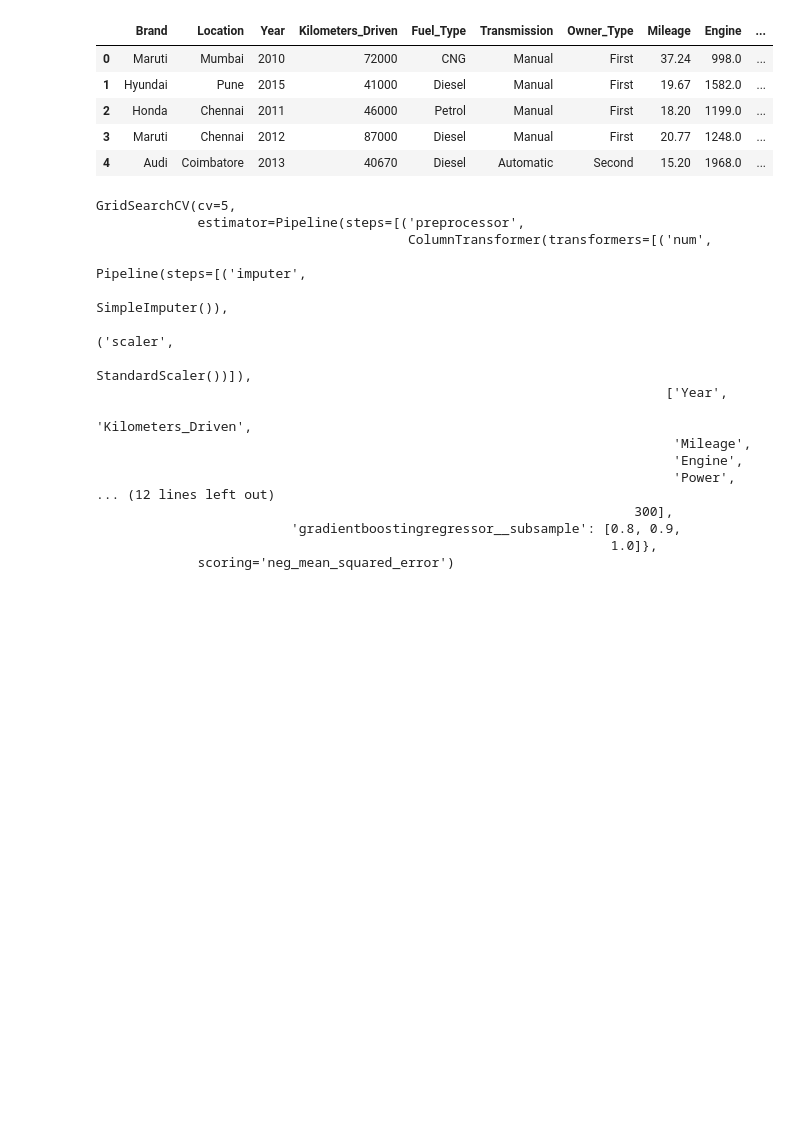
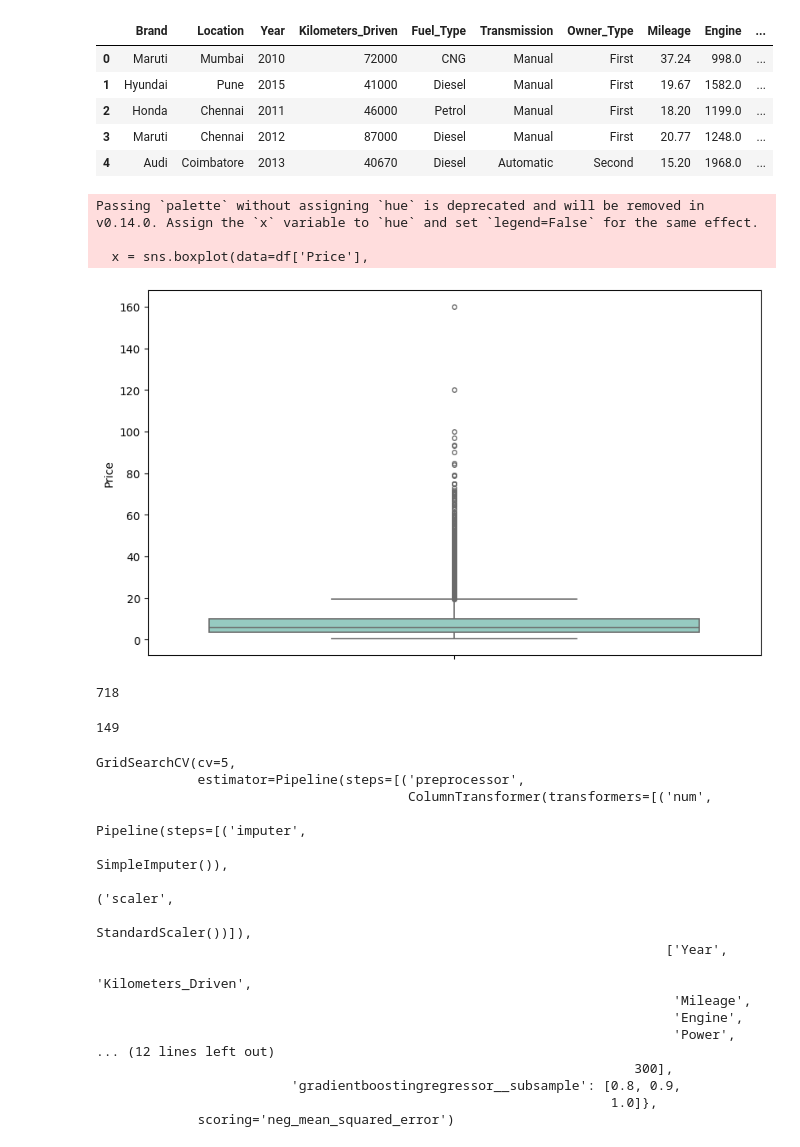
Before and after one commit to Kodascii/regression_automobile, a Jupyter notebook: nettoyage/GBR_model.ipynb, the cells around one changed output. Drawn from its saved outputs; the diff is of its cells as text; code cells hidden in the pictures; blank space fills up the shorter version.

Commit message:
meilleur model GBR

```diff
--- a/nettoyage/GBR_model.ipynb
+++ b/nettoyage/GBR_model.ipynb
@@ -3,9 +3,12 @@ import pandas as pd
 import numpy as np
 from csv_cleaner import clean_df
 
+# Chargement des données
 df = pd.read_csv('../res/train.csv')
+
+# Nettoyage des données
 df = clean_df(df, 100)
-df = df.drop(columns=['Model'])
+df = df.drop(columns=['Model', 'Seats'])
 df.head()
 # %% [output]
 |  | Brand | Location | Year | Kilometers_Driven | Fuel_Type | Transmission | Owner_Type | Mileage | Engine | ... |
@@ -14,4 +17,56 @@ df.head()
 | 2 | Honda | Chennai | 2011 | 46000 | Petrol | Manual | First | 18.20 | 1199.0 | ... |
 | 3 | Maruti | Chennai | 2012 | 87000 | Diesel | Manual | First | 20.77 | 1248.0 | ... |
 | 4 | Audi | Coimbatore | 2013 | 40670 | Diesel | Automatic | Second | 15.20 | 1968.0 | ... |
+# %%
+# Création d'une boite à moustache pour supprimer les valeurs abérantes
+import matplotlib.pyplot as plt
+import seaborn as sns
+
+colonne = ['Kilometers_Driven', 'Mileage', 'Engine', 'Power', 'Seats', 'Price']
+
+fig, ax = plt.subplots(figsize=(10, 6))
+
+x = sns.boxplot(data=df['Price'],
+                       palette='Set3',
+                       linewidth=1.2,
+                       fliersize=2,
+                       flierprops=dict(marker='o', markersize=4))
+# %% [output]
+Passing `palette` without assigning `hue` is deprecated and will be removed in v0.14.0. Assign the `x` variable to `hue` and set `legend=False` for the same effect.
+
+  x = sns.boxplot(data=df['Price'],
+[figure, added]
+# %%
+# Calcul de l'IQR
+Q1 = df['Price'].quantile(0.25)
+Q3 = df['Price'].quantile(0.75)
+IQR = Q3 - Q1
+borne_inférieure = Q1 - 1.5 * IQR
+borne_supérieure = Q3 + 1.5 * IQR
+
+valeurs_aberrantes = df[(df['Price'] < borne_inférieure) | (df['Price'] > borne_supérieure)]
+nombre_valeurs_aberrantes = len(valeurs_aberrantes)
+print(nombre_valeurs_aberrantes)
+# %% [output]
+718
+# %%
+# Calcul de la moyenne
+mean_price = df['Price'].mean()
+# Calcul de l'écart-type
+std_price = df['Price'].std()
+
+# Calcul du Z-score pour chaque observation dans la colonne 'Price'
+df['Price_Z_score'] = (df['Price'] - mean_price) / std_price
+
+df['Price_Z_score']
+
+print(len(df['Price']))
+
+# Supprimer les lignes contenant des valeurs aberrantes
+df['Price'] = df[abs(df['Price_Z_score']) <= 3]
+
+# Afficher le nombre de lignes restantes dans le DataFrame
+print(len(df['Price']))
+# %% [output]
+149
 # %%
```
Also changed, not shown: parts of 3 cells of this notebook, 1 other file.
